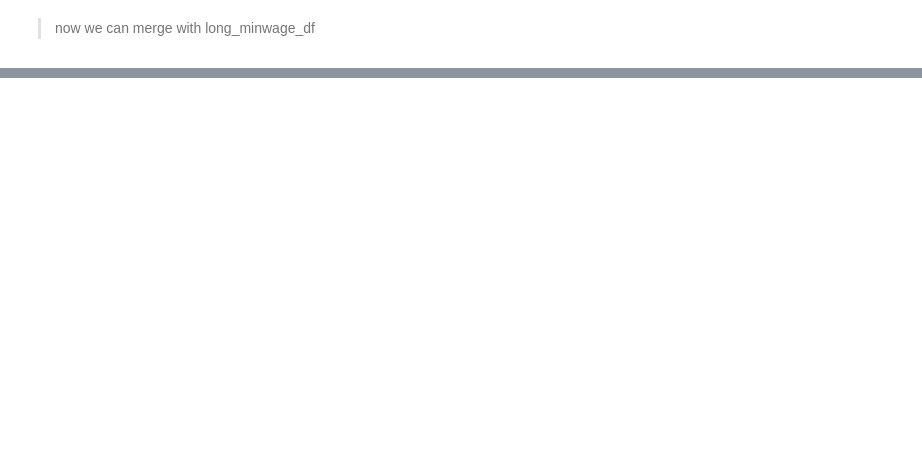
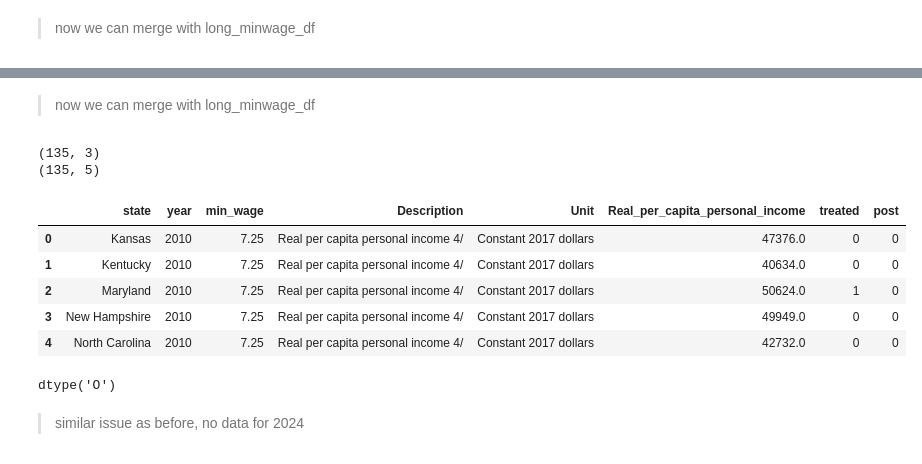
Before and after one commit to khaeuss808/UDS_FinalProject, a Jupyter notebook: FINALproject.ipynb, the cells around one changed output, grey strips where cells are left out. Saved outputs shown, nothing was run; the diff lists cells and outputs as text; code cells hidden in the pictures; blank space fills up the shorter version.

```diff
--- a/FINALproject.ipynb
+++ b/FINALproject.ipynb
@@ -423,0 +604,15 @@ combined_df = pd.merge(
+# %%
+# just get real per capita personal income
+real_percap_income_df = employment_df = control_long[
+    control_long["Description"].str.contains(
+        "Real per capita personal income 4/", case=False, na=False
+    )
+].copy()
+
+# rename so easier to understand
+real_percap_income_df.rename(
+    columns={"GeoName": "state", "value": "Real_per_capita_personal_income"},
+    inplace=True,
+)
+
+real_percap_income_df.head()
@@ -423,0 +626,34 @@ combined_df = pd.merge(
+# %% [markdown]
+> now we can merge with long_minwage_df
+# %%
+print(long_minwage_df.shape)
+print(real_percap_income_df.shape)
+# %% [output]
+(135, 3)
+(135, 5)
+# %%
+percap_combined_df = pd.merge(
+    long_minwage_df, real_percap_income_df, on=["state", "year"], how="inner"
+)
+# %%
+percap_combined_df["treated"] = percap_combined_df["state"].apply(
+    lambda x: 1 if x == "Maryland" else 0
+)
+percap_combined_df["post"] = percap_combined_df["year"].apply(
+    lambda x: 1 if x >= 2014 else 0
+)
+
+percap_combined_df.head()
+# %% [output]
+|  | state | year | min_wage | Description | Unit | Real_per_capita_personal_income | treated | post |
+| 0 | Kansas | 2010 | 7.25 | Real per capita personal income 4/ | Constant 2017 dollars | 47376.0 | 0 | 0 |
+| 1 | Kentucky | 2010 | 7.25 | Real per capita personal income 4/ | Constant 2017 dollars | 40634.0 | 0 | 0 |
+| 2 | Maryland | 2010 | 7.25 | Real per capita personal income 4/ | Constant 2017 dollars | 50624.0 | 1 | 0 |
+| 3 | New Hampshire | 2010 | 7.25 | Real per capita personal income 4/ | Constant 2017 dollars | 49949.0 | 0 | 0 |
+| 4 | North Carolina | 2010 | 7.25 | Real per capita personal income 4/ | Constant 2017 dollars | 42732.0 | 0 | 0 |
+# %%
+percap_combined_df["Real_per_capita_personal_income"].dtype
+# %% [output]
+dtype('O')
+# %% [markdown]
+> similar issue as before, no data for 2024
```
Also changed, not shown: parts of 31 cells of this notebook.
